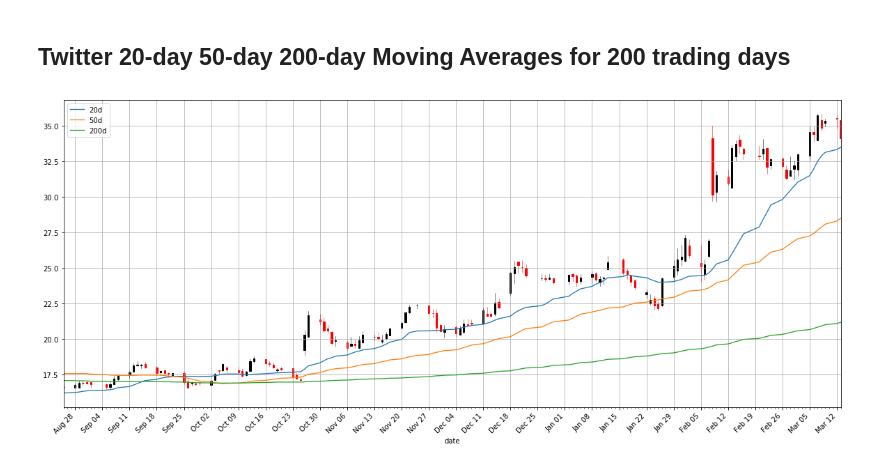
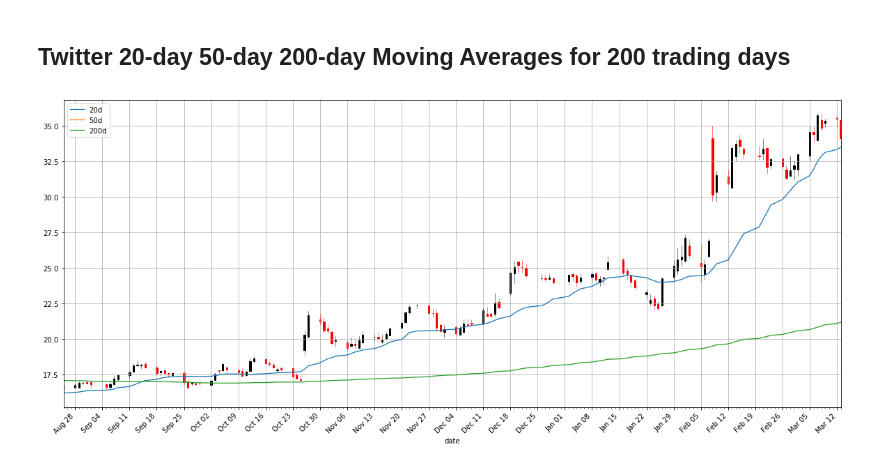
Before and after one commit to Sasa94s/stock_market, a Jupyter notebook: src/analysis/Stock Market Data Analysis.ipynb, the cells around one changed output. Saved outputs shown, nothing was run; the diff lists cells and outputs as text; code cells hidden in the pictures.

```diff
--- a/src/analysis/Stock Market Data Analysis.ipynb
+++ b/src/analysis/Stock Market Data Analysis.ipynb
@@ -79,8 +80,8 @@ def pandas_candlestick_ohlc(dat, stick = "day", otherseries = None):
             plotdat = pd.DataFrame({"open": [], "high": [], "low": [], "close": []}) # Create empty data frame containing what will be plotted
             for name, group in grouped:
                 plotdat = plotdat.append(pd.DataFrame({"open": group.iloc[0,0],
-                                            "high": max(group.High),
-                                            "low": min(group.Low),
+                                            "high": max(group.high),
+                                            "low": min(group.low),
                                             "close": group.iloc[-1,3]},
                                            index = [group.index[0]]))
             if stick == "week": stick = 5
@@ -93,8 +94,8 @@ def pandas_candlestick_ohlc(dat, stick = "day", otherseries = None):
         plotdat = pd.DataFrame({"open": [], "high": [], "low": [], "close": []}) # Create empty data frame containing what will be plotted
         for name, group in grouped:
             plotdat = plotdat.append(pd.DataFrame({"open": group.iloc[0,0],
-                                        "high": max(group.High),
-                                        "low": min(group.Low),
+                                        "high": max(group.high),
+                                        "low": min(group.low),
                                         "close": group.iloc[-1,3]},
                                        index = [group.index[0]]))
 
@@ -571,9 +567,9 @@ pandas_candlestick_ohlc(microsoft.loc['2017-08-25':'2018-03-13',:], otherseries
 # %% [markdown]
 ## Twitter 20-day 50-day 200-day Moving Averages for 200 trading days
 # %%
-twitter["50d"] = np.round(twitter["close"].rolling(window = 50, center = False).mean(), 2)
+# twitter["50d"] = np.round(twitter["close"].rolling(window = 50, center = False).mean(), 2)
 twitter["200d"] = np.round(twitter["close"].rolling(window = 200, center = False).mean(), 2)
 
 pandas_candlestick_ohlc(twitter.loc['2017-08-25':'2018-03-13',:], otherseries = ["20d", "50d", "200d"])
 # %% [output]
-[figure, old version]
+[figure, new version]
```
Also changed, not shown: parts of 26 cells of this notebook.
